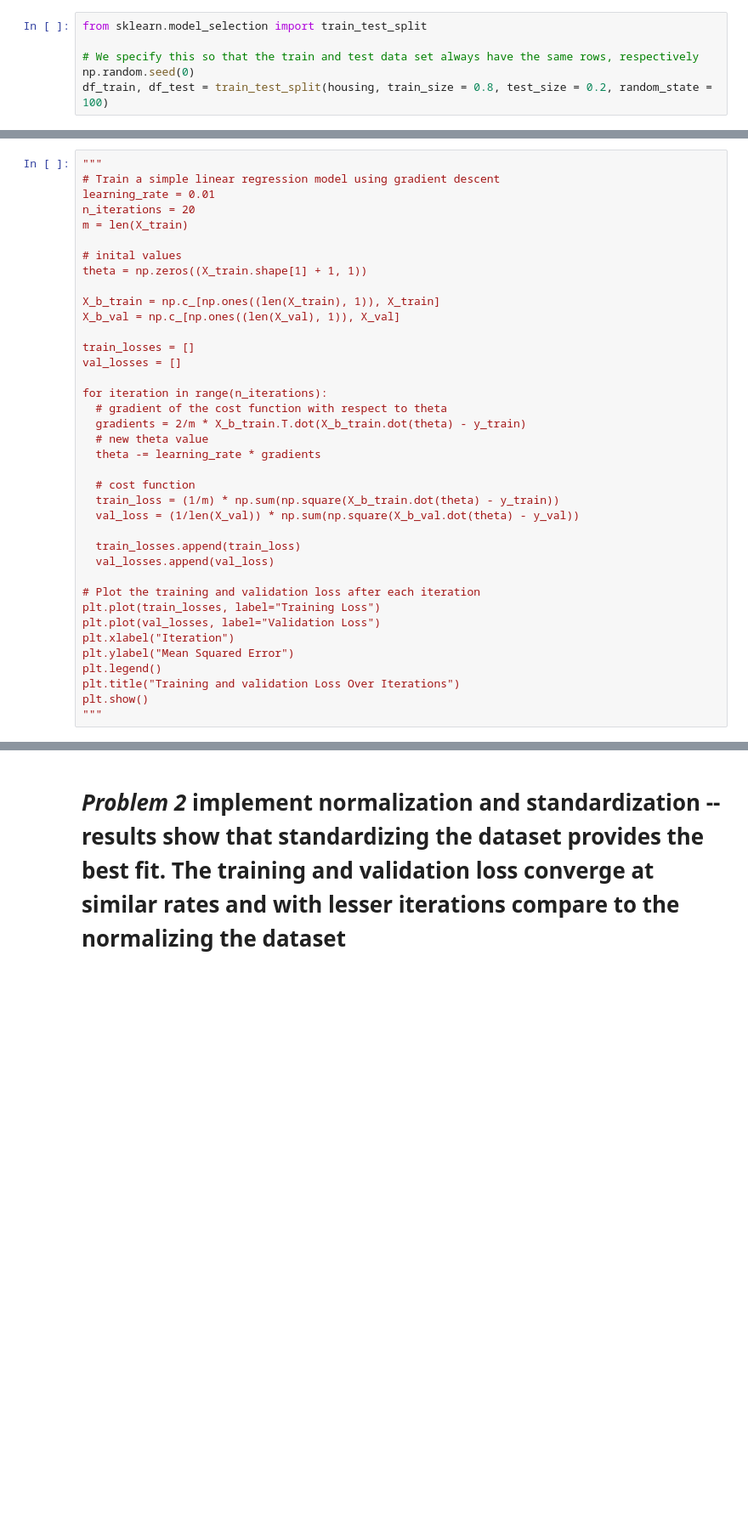
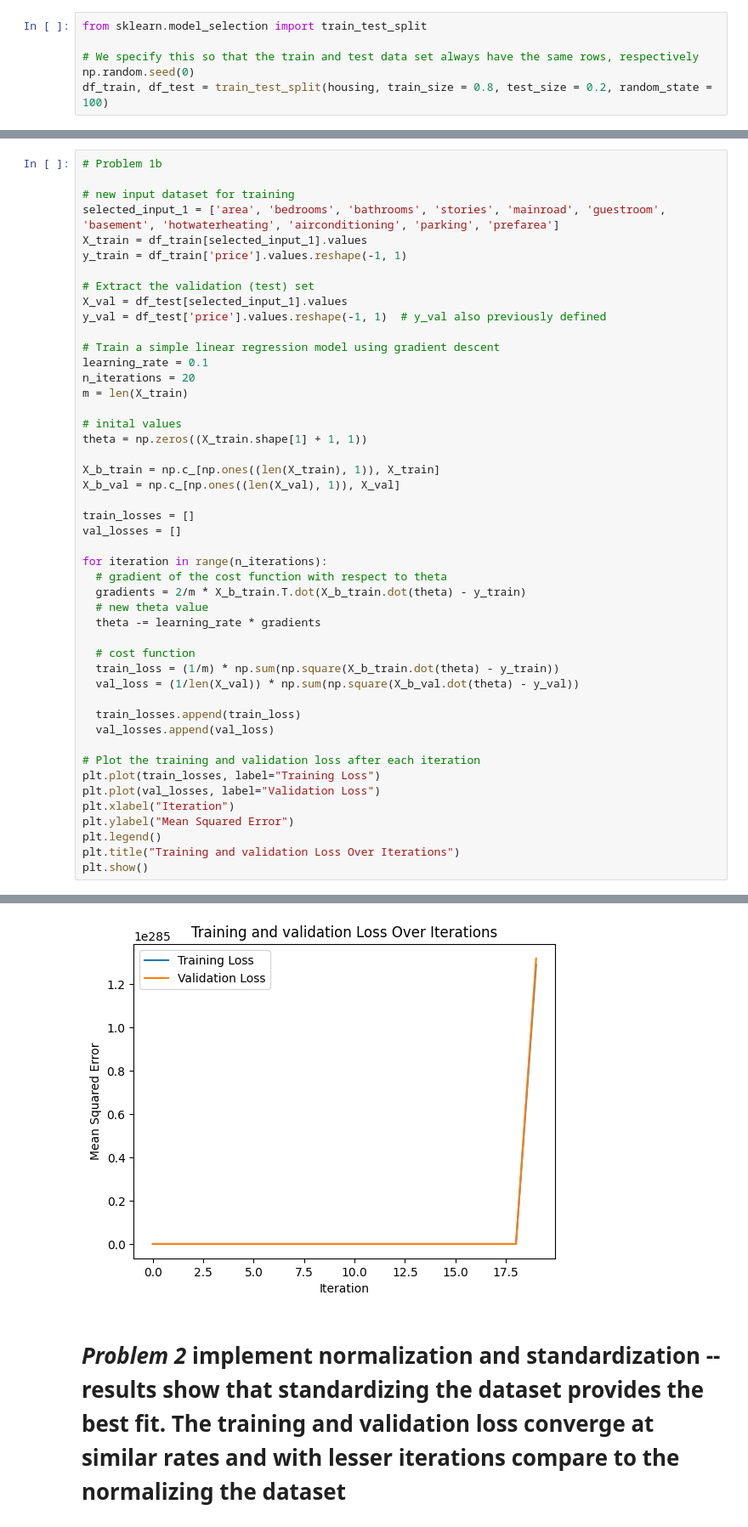
Before and after one commit to Salitre97/ECGR-4105-Intro-to-ML, a Jupyter notebook: Homework2/Homework_2.ipynb, the cells around one changed output, grey strips where cells are left out. Shown: that part at 85% size. Cells and saved outputs as stored; diff of their text form; blank space fills up the shorter version.

```diff
--- a/Homework2/Homework_2.ipynb
+++ b/Homework2/Homework_2.ipynb
@@ -144,7 +125,17 @@ y_val = y_val   # y_val also previously defined
 # %%
-"""
+# Problem 1b
+
+# new input dataset for training
+selected_input_1 = ['area', 'bedrooms', 'bathrooms', 'stories', 'mainroad', 'guestroom', 'basement', 'hotwaterheating', 'airconditioning', 'parking', 'prefarea']
+X_train = df_train[selected_input_1].values
+y_train = df_train['price'].values.reshape(-1, 1)
+
+# Extract the validation (test) set
+X_val = df_test[selected_input_1].values
+y_val = df_test['price'].values.reshape(-1, 1)  # y_val also previously defined
+
 # Train a simple linear regression model using gradient descent
-learning_rate = 0.01
+learning_rate = 0.1
 n_iterations = 20
 m = len(X_train)
 
@@ -178,5 +169,4 @@ plt.ylabel("Mean Squared Error")
 plt.legend()
 plt.title("Training and validation Loss Over Iterations")
 plt.show()
-"""
 # %% [output]
@@ -184,2 +173,3 @@ plt.show()
+[figure, added]
 # %% [markdown]
 # ***Problem 2*** implement normalization and standardization -- results show that standardizing the dataset provides the best fit.  The training and validation loss converge at similar rates and with lesser iterations compare to the normalizing the dataset
```
Also changed, not shown: parts of 10 cells of this notebook.
